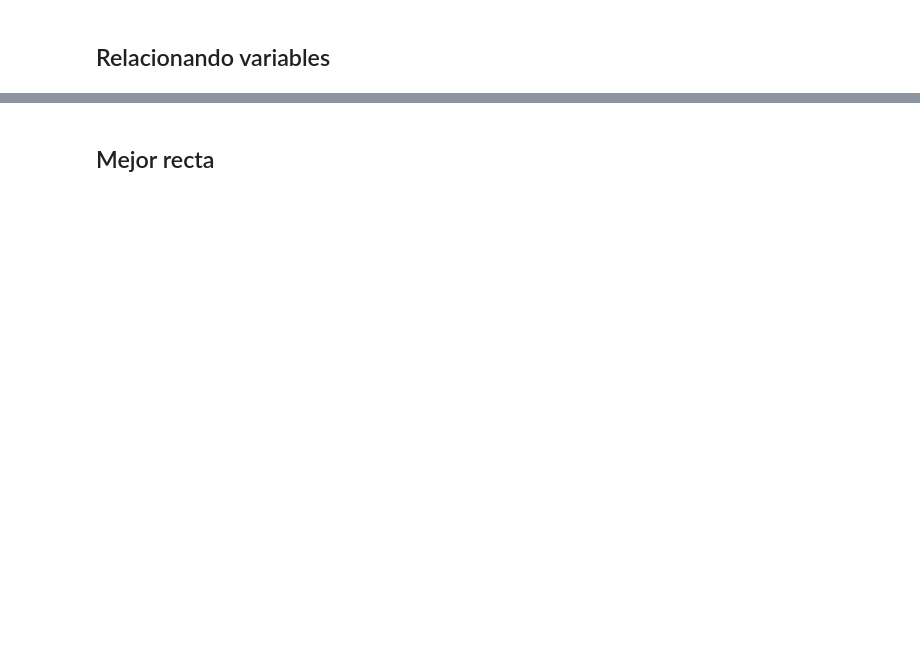
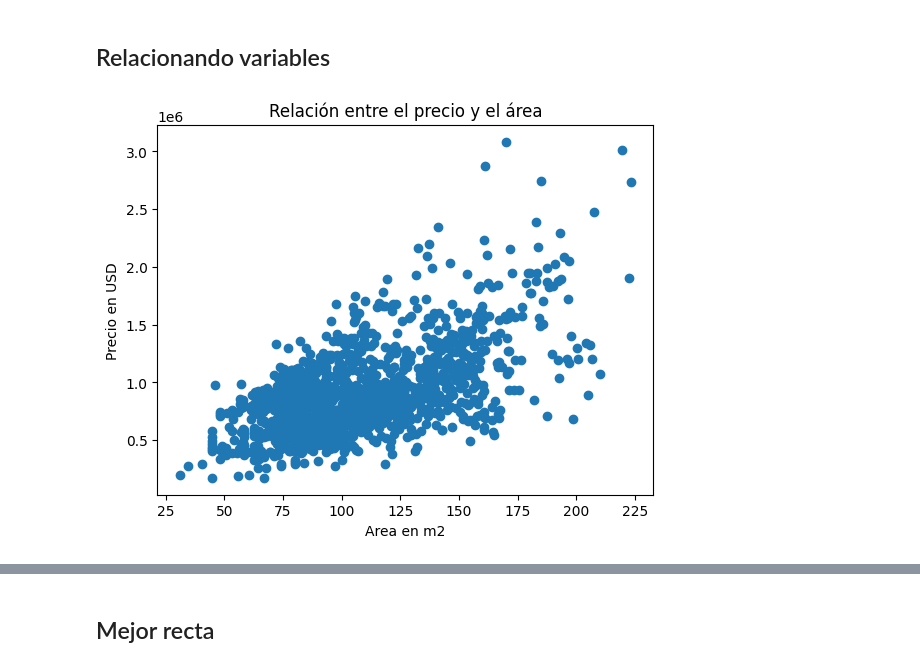
Before and after one commit to DanielRaiicHu/precio_de_inmuebles_regresion_lineal, a Jupyter notebook: precios_de_inmuebles_regresion_lineal.ipynb, the cells around one changed output, grey strips where cells are left out. Saved outputs shown, nothing was run; the diff lists cells and outputs as text; code cells hidden in the pictures; blank space fills up the shorter version.

```diff
--- a/precios_de_inmuebles_regresion_lineal.ipynb
+++ b/precios_de_inmuebles_regresion_lineal.ipynb
@@ -49,0 +148,9 @@ El coeficiente de correlación de Pearson nos permite medir la relación lineal
+# %%
+# Cómo se relacionan el área construída y el precio del inmueble?
+plt.scatter(datos['area_primer_piso'],datos['precio_de_venta']) #ejes x,y
+plt.title('Relación entre el precio y el área')
+plt.xlabel('Area en m2')
+plt.ylabel('Precio en USD')
+plt.show()
+# %% [output]
+[figure, added]
```
Also changed, not shown: parts of 21 cells of this notebook.
